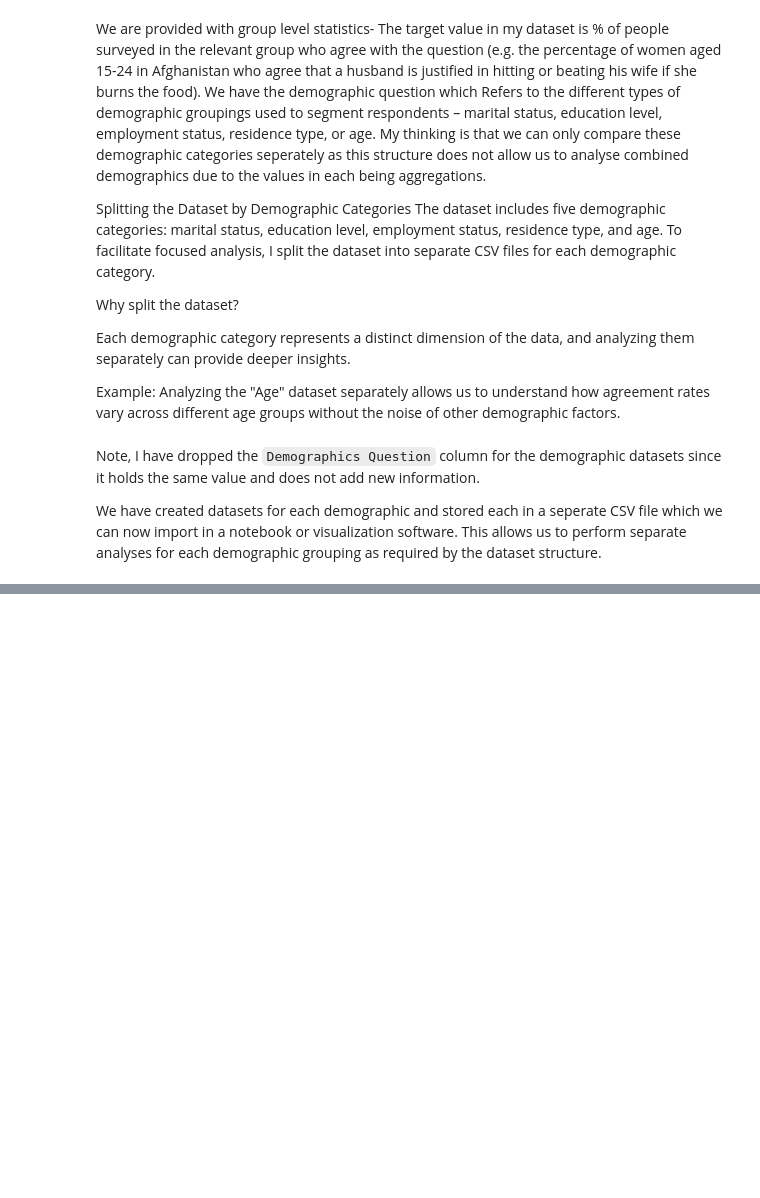
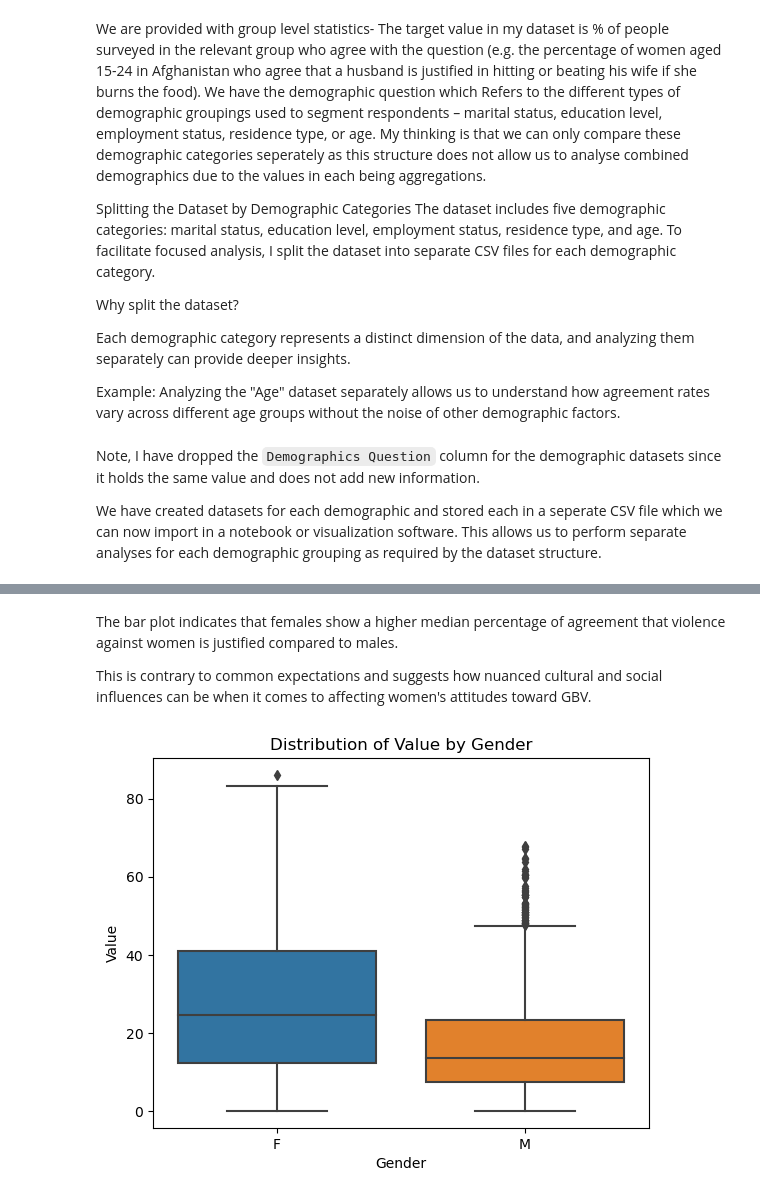
Before and after one commit to MaureenMbugua/Understanding_violence_against_women, a Jupyter notebook: Understanding_violence_against_women.ipynb, the cells around one changed output, grey strips where cells are left out. Cells and saved outputs as stored; diff of their text form; code cells hidden in the pictures; blank space fills up the shorter version.

```diff
--- a/Understanding_violence_against_women.ipynb
+++ b/Understanding_violence_against_women.ipynb
@@ -566,0 +570,4 @@ df_age.head()
+# %%
+def boxplot(X, Y, dataset, group):
+    plot = sns.boxplot(x=X, y=Y, data=dataset, order=dataset.groupby(group)["Value"].median().sort_values(ascending=False).index)
+    return plot
@@ -566,0 +585,13 @@ df_age.head()
+# %% [markdown]
+The bar plot indicates that females show a higher median percentage of agreement that violence against women is justified compared to males.
+
+This is contrary to common expectations and suggests how nuanced cultural and social influences can be when it comes to affecting women's attitudes toward GBV.
+# %%
+# Create a box plot for Value by Gender
+boxplot('Gender', 'Value', df_africa, 'Gender')
+plt.title('Distribution of Value by Gender')
+plt.xlabel('Gender')
+plt.ylabel('Value')
+plt.show()
+# %% [output]
+[figure, added]
```
Also changed, not shown: parts of 82 cells of this notebook, 1 other file.
